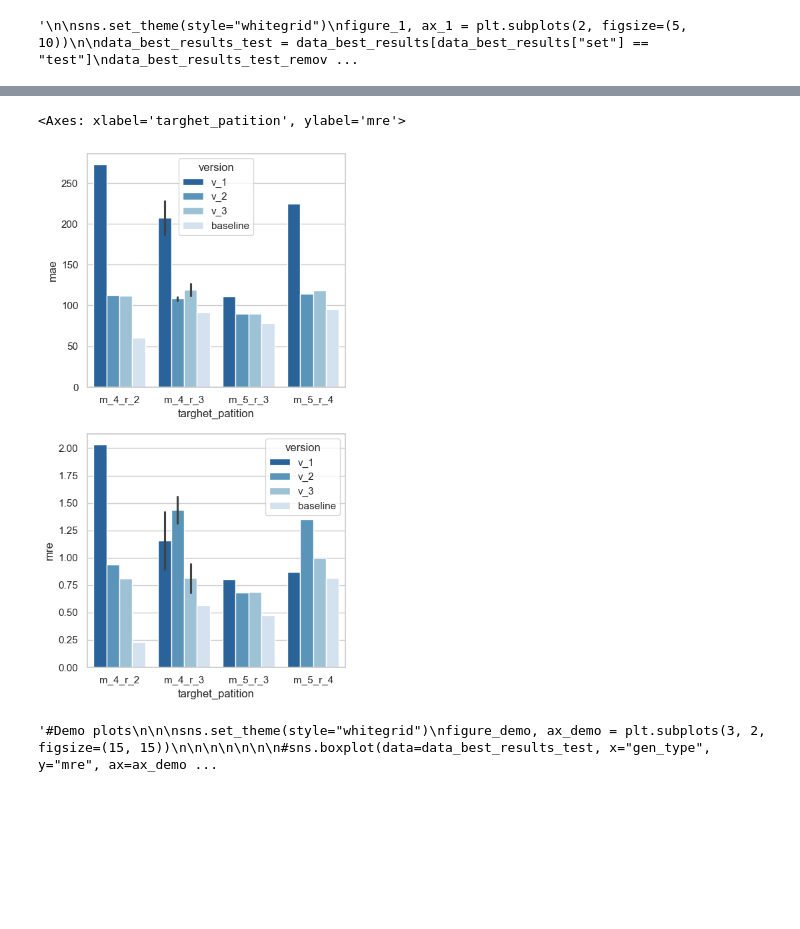
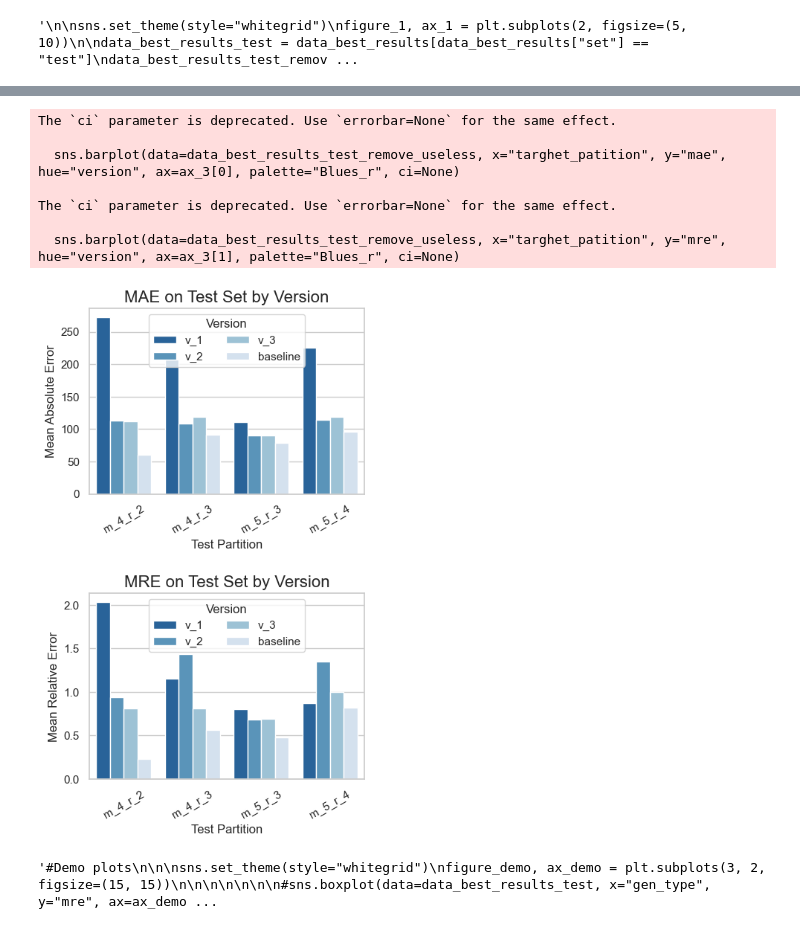
Before and after one commit to muraronicola/Approximating-volume-computations-via-GNNs, a Jupyter notebook: Generalization.ipynb, the cells around one changed output, grey strips where cells are left out. Drawn from its saved outputs; the diff is of its cells as text; code cells hidden in the pictures; blank space fills up the shorter version.

```diff
--- a/Generalization.ipynb
+++ b/Generalization.ipynb
@@ -155,15 +162,36 @@ Passing `palette` without assigning `hue` is deprecated and will be removed in v
 # %%
 sns.set_theme(style="whitegrid")
-figure_3, ax_3 = plt.subplots(2, figsize=(5, 10))
+figure_3, ax_3 = plt.subplots(2, figsize=(5, 8))
 
 data_best_results_test = data_best_results[data_best_results["set"] == "test"]
 data_best_results_test_remove_useless = data_best_results_test[data_best_results_test["targhet_patition"] != "m_3_r_2"]
 
-sns.barplot(data=data_best_results_test_remove_useless, x="targhet_patition", y="mae", hue="version", ax=ax_3[0], palette="Blues_r")
-sns.barplot(data=data_best_results_test_remove_useless, x="targhet_patition", y="mre", hue="version", ax=ax_3[1], palette="Blues_r")
+
+sns.barplot(data=data_best_results_test_remove_useless, x="targhet_patition", y="mae", hue="version", ax=ax_3[0], palette="Blues_r", ci=None)
+ax_3[0].set_title("MAE on Test Set by Version", fontsize=16)
+ax_3[0].set_xlabel("Test Partition")
+ax_3[0].set_ylabel("Mean Absolute Error")
+ax_3[0].legend(title="Version", loc='upper center', ncols=2)
+ax_3[0].set_xticklabels(ax_3[0].get_xticklabels(), rotation=30)
+
+
+sns.barplot(data=data_best_results_test_remove_useless, x="targhet_patition", y="mre", hue="version", ax=ax_3[1], palette="Blues_r", ci=None)
+ax_3[1].set_title("MRE on Test Set by Version", fontsize=16)
+ax_3[1].set_xlabel("Test Partition")
+ax_3[1].set_ylabel("Mean Relative Error")
+ax_3[1].legend(title="Version", loc='upper center', ncols=2)
+ax_3[1].set_xticklabels(ax_3[1].get_xticklabels(), rotation=30)
+
+figure_3.tight_layout(pad=2.0)
 # %% [output]
-<Axes: xlabel='targhet_patition', ylabel='mre'>
+The `ci` parameter is deprecated. Use `errorbar=None` for the same effect.
+
+  sns.barplot(data=data_best_results_test_remove_useless, x="targhet_patition", y="mae", hue="version", ax=ax_3[0], palette="Blues_r", ci=None)
+
+The `ci` parameter is deprecated. Use `errorbar=None` for the same effect.
+
+  sns.barplot(data=data_best_results_test_remove_useless, x="targhet_patition", y="mre", hue="version", ax=ax_3[1], palette="Blues_r", ci=None)
-[figure, old version]
+[figure, new version]
 # %%
 """#Demo plots
 
```
Also changed, not shown: parts of 3 cells of this notebook, 7 other files.
